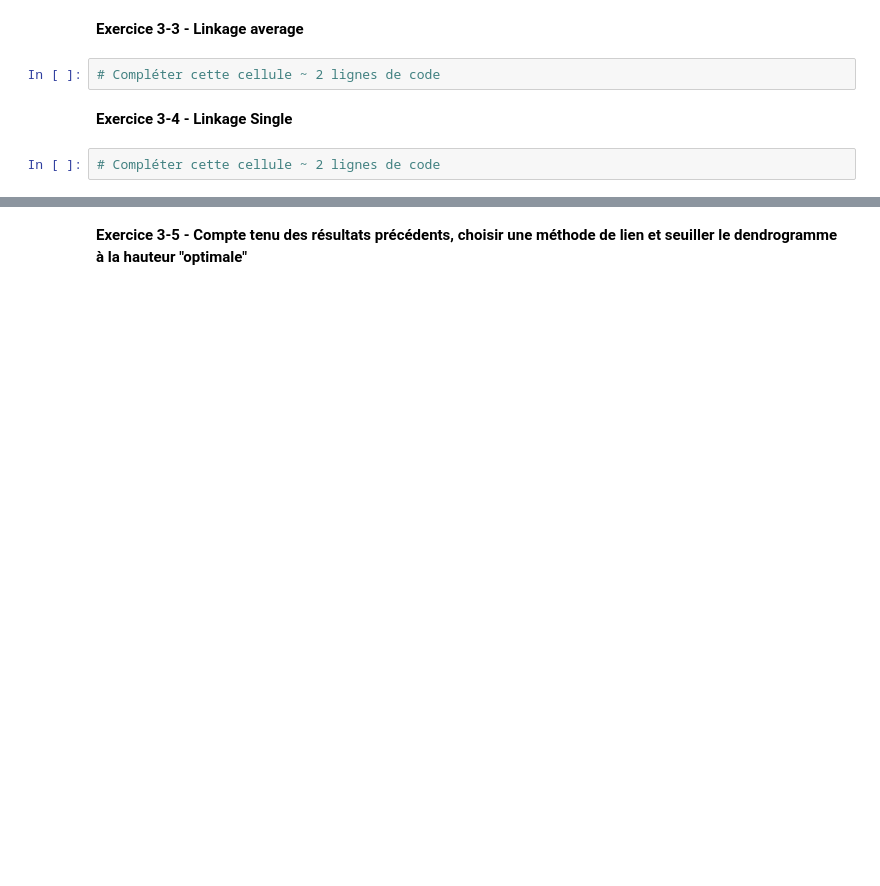
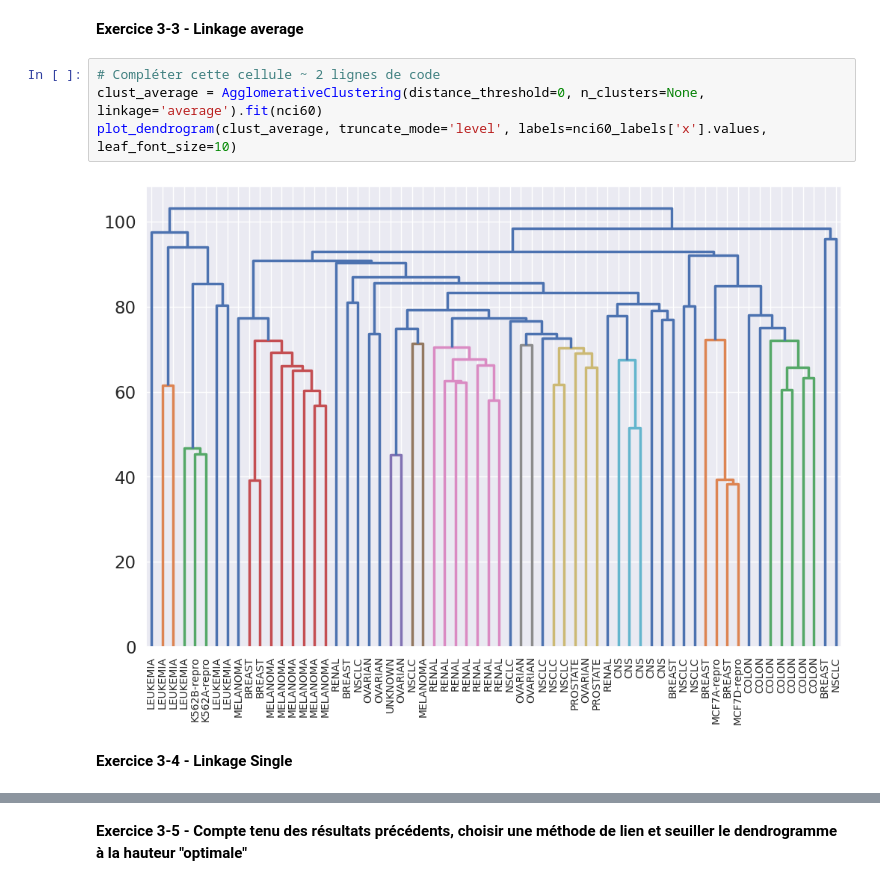
Before and after one commit to rennyatwork/420-a58-sf-gr-12060, a Jupyter notebook: nbs/01-03-regroupement-hierarchique/01-03.ipynb, the cells around one changed output, grey strips where cells are left out. Cells and saved outputs as stored; diff of their text form; blank space fills up the shorter version.

```diff
--- a/nbs/01-03-regroupement-hierarchique/01-03.ipynb
+++ b/nbs/01-03-regroupement-hierarchique/01-03.ipynb
@@ -106,8 +127,10 @@ Nous effectuons maintenant le regroupement hiérarchique à l'aide des 4 méthod
 # %% [markdown]
 **Exercice 3-3 - Linkage average**
-# %%
-# Compléter cette cellule ~ 2 lignes de code
+# %%
+# Compléter cette cellule ~ 2 lignes de code
+clust_average = AgglomerativeClustering(distance_threshold=0, n_clusters=None, linkage='average').fit(nci60)
+plot_dendrogram(clust_average, truncate_mode='level', labels=nci60_labels['x'].values, leaf_font_size=10)
+# %% [output]
+[figure, added]
 # %% [markdown]
 **Exercice 3-4 - Linkage Single**
-# %%
-# Compléter cette cellule ~ 2 lignes de code
```
Also changed, not shown: parts of 9 cells of this notebook.
